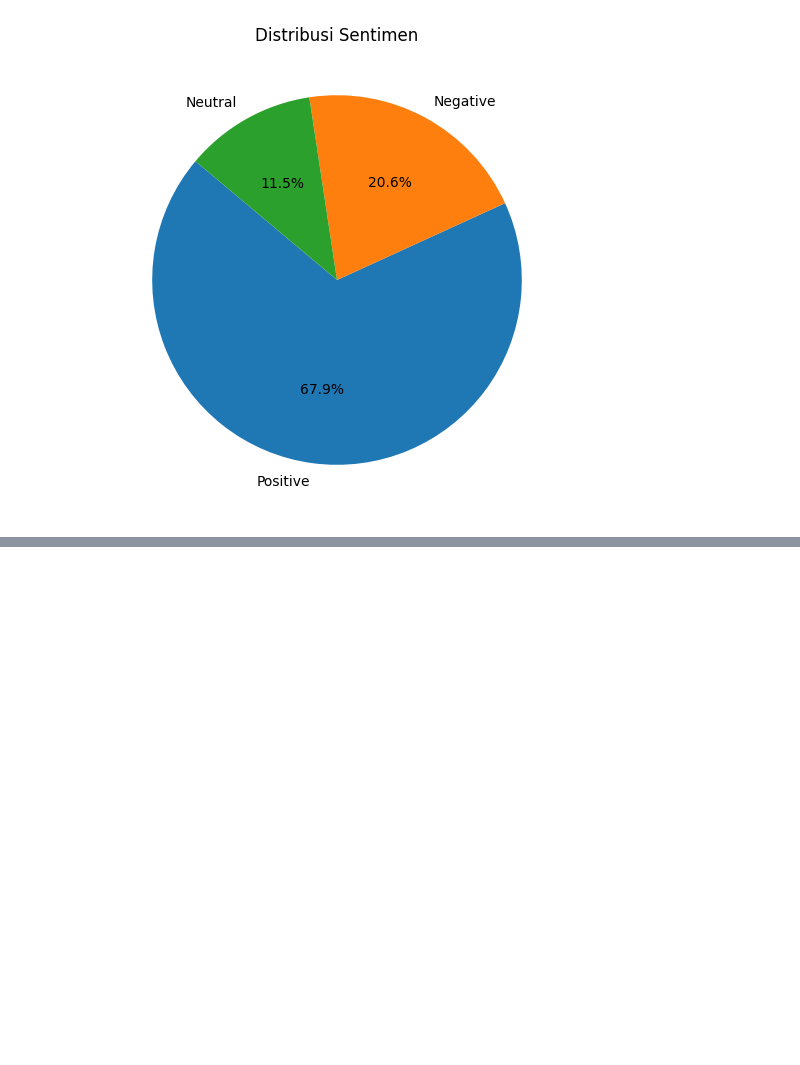
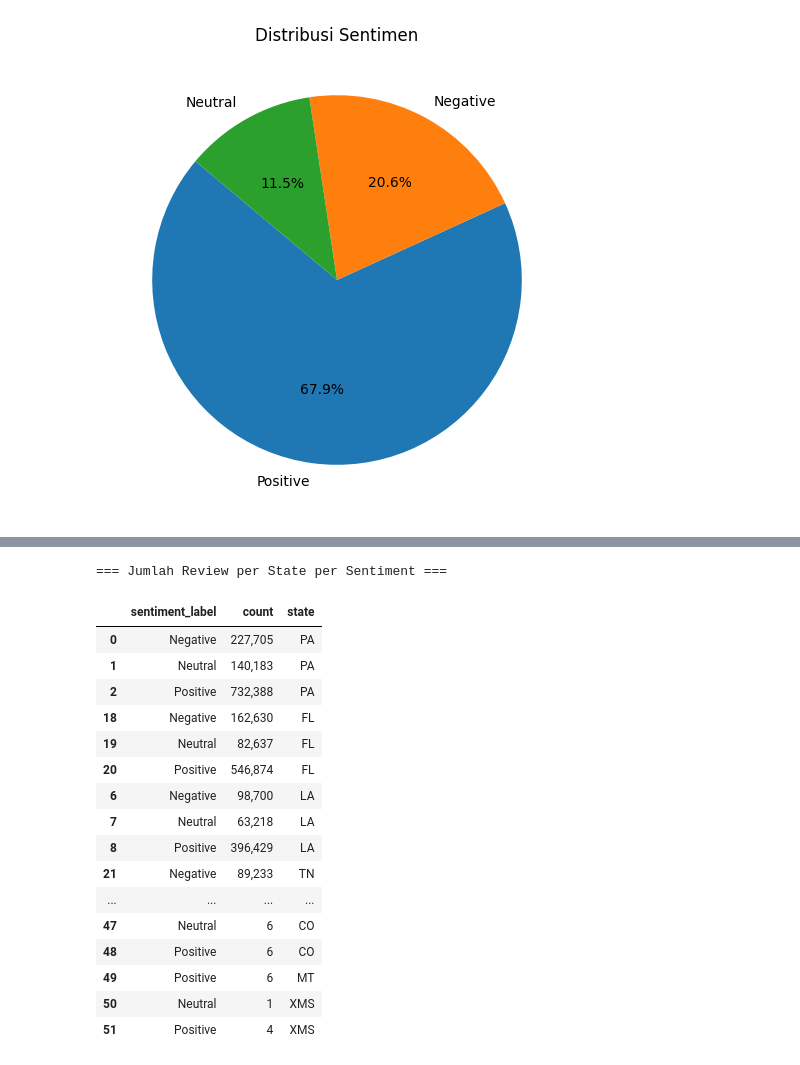
Before and after one commit to Jakij4ki/yelp-sentiment-analysis, a Jupyter notebook: EDA/Percobaan_EDA.ipynb, the cells around one changed output, grey strips where cells are left out. Cells and saved outputs as stored; diff of their text form; code cells hidden in the pictures; blank space fills up the shorter version.

```diff
--- a/EDA/Percobaan_EDA.ipynb
+++ b/EDA/Percobaan_EDA.ipynb
@@ -97,0 +123,26 @@ plt.show()
+# %%
+#Tabel per state per sentiment
+sentiment_sorted = sentiment_per_state.sort_values(by=["state", "sentiment_label"])
+print("\n=== Jumlah Review per State per Sentiment ===")
+display(sentiment_sorted.style.set_properties(**{'text-align': 'center'})
+        .set_table_styles([{'selector': 'th', 'props': [('text-align', 'center')]}])
+        .format({'count': '{:,}'}))
+# %% [output]
+=== Jumlah Review per State per Sentiment ===
+|  | sentiment_label | count | state |
+| 0 | Negative | 227,705 | PA |
+| 1 | Neutral | 140,183 | PA |
+| 2 | Positive | 732,388 | PA |
+| 18 | Negative | 162,630 | FL |
+| 19 | Neutral | 82,637 | FL |
+| 20 | Positive | 546,874 | FL |
+| 6 | Negative | 98,700 | LA |
+| 7 | Neutral | 63,218 | LA |
+| 8 | Positive | 396,429 | LA |
+| 21 | Negative | 89,233 | TN |
+| ... | ... | ... | ... |
+| 47 | Neutral | 6 | CO |
+| 48 | Positive | 6 | CO |
+| 49 | Positive | 6 | MT |
+| 50 | Neutral | 1 | XMS |
+| 51 | Positive | 4 | XMS |
```
Also changed, not shown: parts of 20 cells of this notebook.
